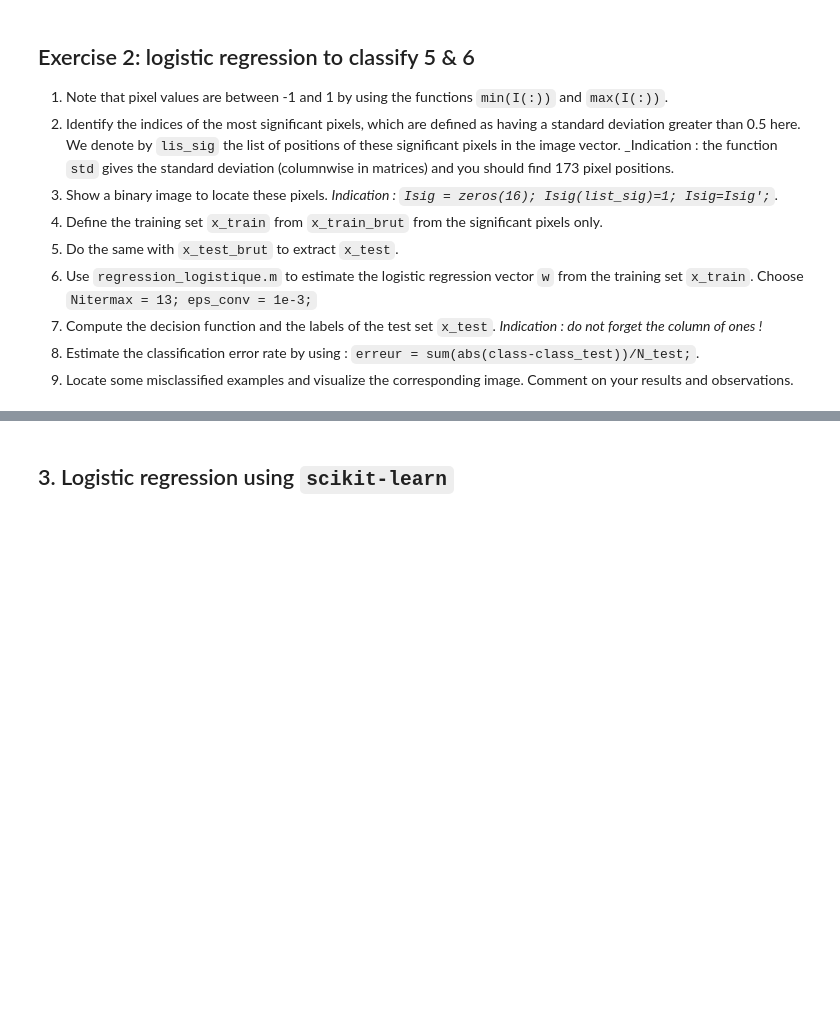
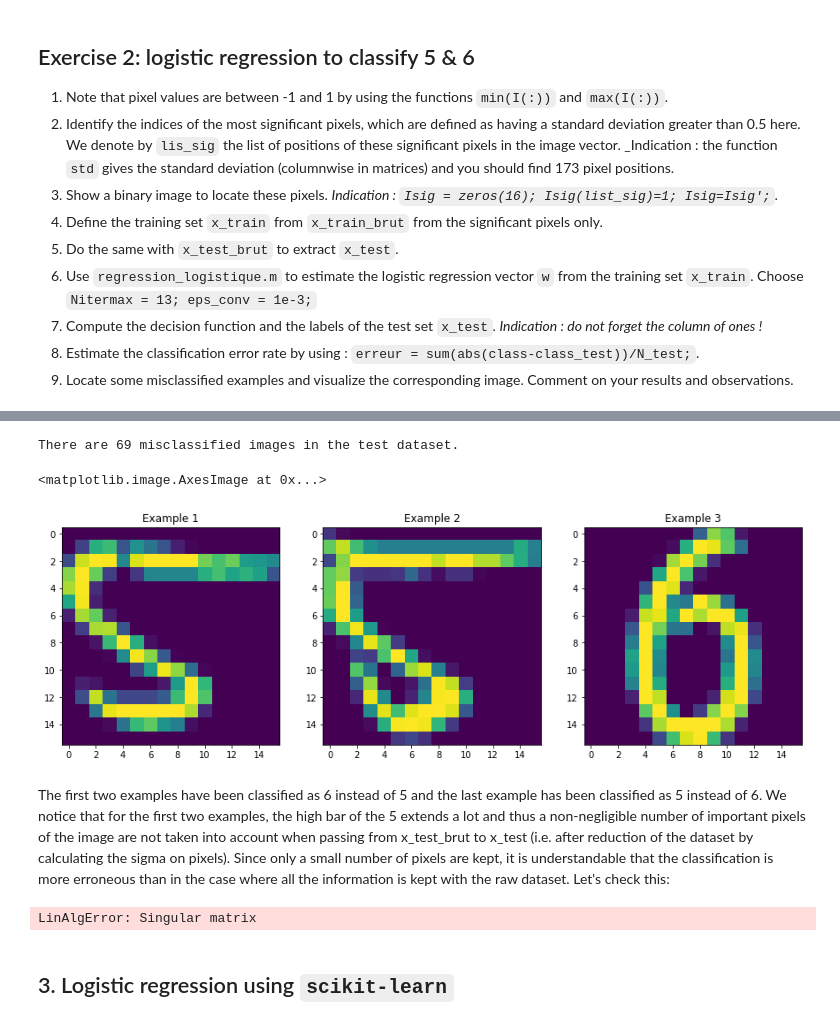
Before and after one commit to heez77/g3_decision, a Jupyter notebook: TP3_Gey_Jean/TP3_logistic_regression.ipynb, the cells around one changed output, grey strips where cells are left out. Saved outputs shown, nothing was run; the diff lists cells and outputs as text; code cells hidden in the pictures; blank space fills up the shorter version.

Commit message:
Almost all code and interpretation done
Missing :
- LDA comparison
- Debugging last part of ex2

```diff
--- a/TP3_Gey_Jean/TP3_logistic_regression.ipynb
+++ b/TP3_Gey_Jean/TP3_logistic_regression.ipynb
@@ -253,3 +349,53 @@ w, Niter = regression_logistique(x_train, np.squeeze(class_train), Nitermax=13,
+# %%
+print(f"There are {np.where(t_test_pred-class_test != 0)[0].shape[0]} misclassified images in the test dataset.")
+
+fig, ax = plt.subplots(1,3, figsize=(15, 15))
+
+# Exemple 1
+ax[0].set_title("Example 1")
+ax[0].imshow(np.reshape(x_test_brut[np.where(t_test_pred-class_test != 0)[0][0]], (16,16)))
+
+# Exemple 2
+ax[1].set_title("Example 2")
+ax[1].imshow(np.reshape(x_test_brut[np.where(t_test_pred-class_test != 0)[0][1]], (16,16)))
+
+# Exemple 3
+ax[2].set_title("Example 3")
+ax[2].imshow(np.reshape(x_test_brut[np.where(t_test_pred-class_test != 0)[0][-1]], (16,16)))
+# %% [output]
+There are 69 misclassified images in the test dataset.
+<matplotlib.image.AxesImage at 0x...>
+[figure, added]
+# %% [markdown]
+The first two examples have been classified as 6 instead of 5 and the last example has been classified as 5 instead of 6. We notice that for the first two examples, the high bar of the 5 extends a lot and thus a non-negligible number of important pixels of the image are not taken into account when passing from x_test_brut to x_test (i.e. after reduction of the dataset by calculating the sigma on pixels). Since only a small number of pixels are kept, it is understandable that the classification is more erroneous than in the case where all the information is kept with the raw dataset. Let's check this:
+# %%
+X = np.hstack((np.ones((N_train,1)),x_train_brut))
+X_test = np.hstack((np.ones((N_test,1)),x_test_brut))
+
+w, Niter = regression_logistique_no_error(X, np.squeeze(class_train), Nitermax=13, eps_conv=1e-3)
+predictions = lambda x: np.where(np.exp(x)/( 1 + np.exp(x))<=0.5, 0 , 1)
+
+t_test_pred = predictions(X_test @ w)
+erreur = sum(abs(t_test_pred-class_test))/N_test
+
+print("La valeur de la nouvelle erreur de la prédiction vaut : {:.3f}".format(erreur))
+print(f"Il y a {np.where(t_test_pred-class_test != 0)[0].shape[0]} images mal classifiées dans le jeu de données test.")
+
+fig, ax = plt.subplots(1,3, figsize=(15, 15))
+
+# Exemple 1
+ax[0].set_title("Example 1")
+ax[0].imshow(np.reshape(x_test_brut[np.where(t_test_pred-class_test != 0)[0][0]], (16,16)))
+
+# Exemple 2
+ax[1].set_title("Example 2")
+ax[1].imshow(np.reshape(x_test_brut[np.where(t_test_pred-class_test != 0)[0][1]], (16,16)))
+
+# Exemple 3
+ax[2].set_title("Example 3")
+ax[2].imshow(np.reshape(x_test_brut[np.where(t_test_pred-class_test != 0)[0][-1]], (16,16)))
+# %% [output]
+LinAlgError: Singular matrix
 # %% [markdown]
 ## 3. Logistic regression using `scikit-learn`
 # %% [markdown]
```
Also changed, not shown: parts of 44 cells of this notebook.
